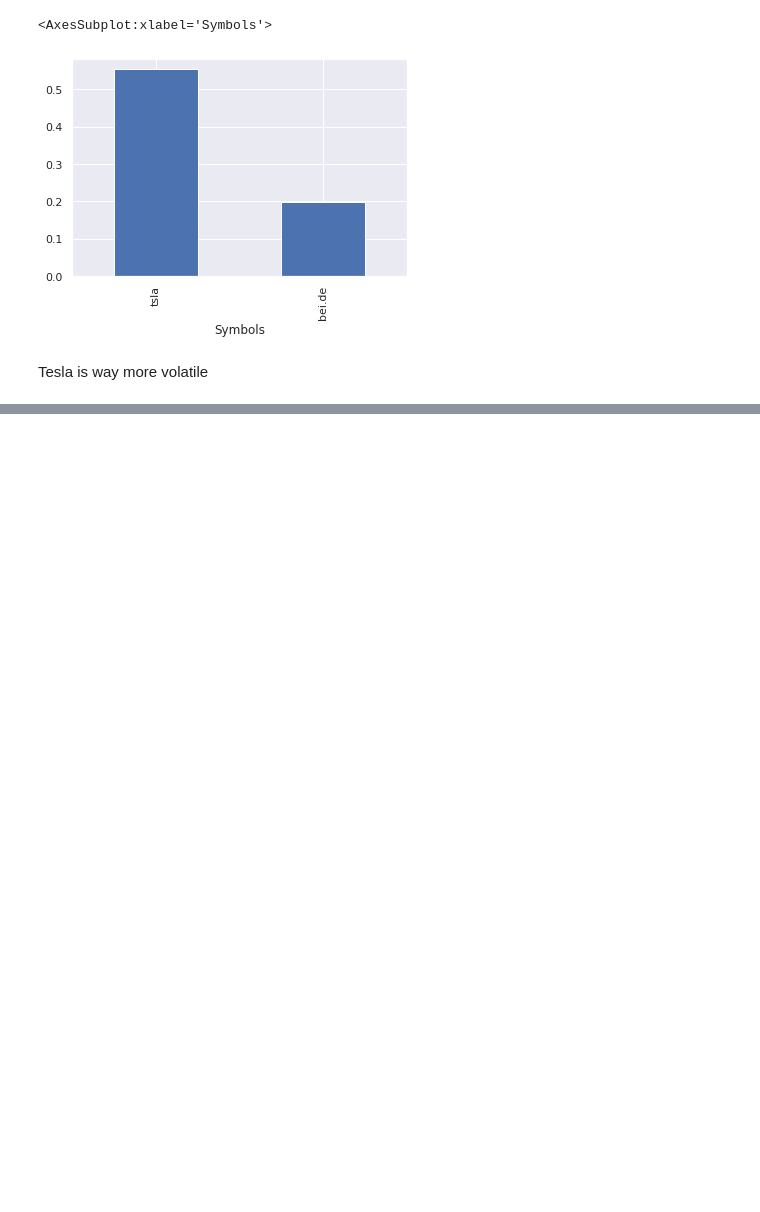
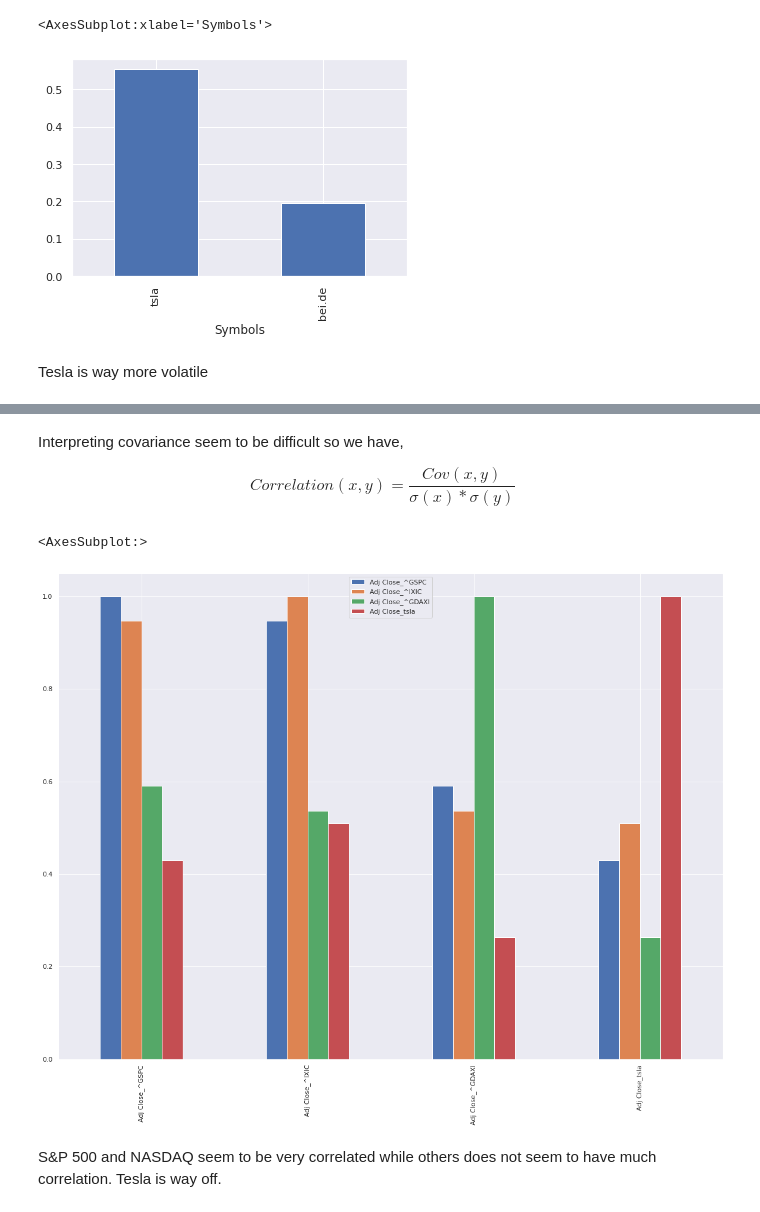
Before and after one commit to bhavinmoriya/Python-for-Financial-Analysis-and-Algorithmic-Trading, a Jupyter notebook: stock-index-analysis.ipynb, the cells around one changed output, grey strips where cells are left out. Cells and saved outputs as stored; diff of their text form; code cells hidden in the pictures; blank space fills up the shorter version.

```diff
--- a/stock-index-analysis.ipynb
+++ b/stock-index-analysis.ipynb
@@ -151,0 +160,11 @@ Tesla is way more volatile
+# %% [markdown]
+Interpreting covariance seem to be difficult so we have,
+
+$$Correlation(x,y) = \frac{Cov(x, y)}{\sigma(x)*\sigma(y)}$$
+# %%
+daily_return.corr().plot.bar(figsize=(20,15))
+# %% [output]
+<AxesSubplot:>
+[figure, added]
+# %% [markdown]
+S&P 500 and NASDAQ seem to be very correlated while others does not seem to have much correlation. Tesla is way off.
```
Also changed, not shown: parts of 10 cells of this notebook.
